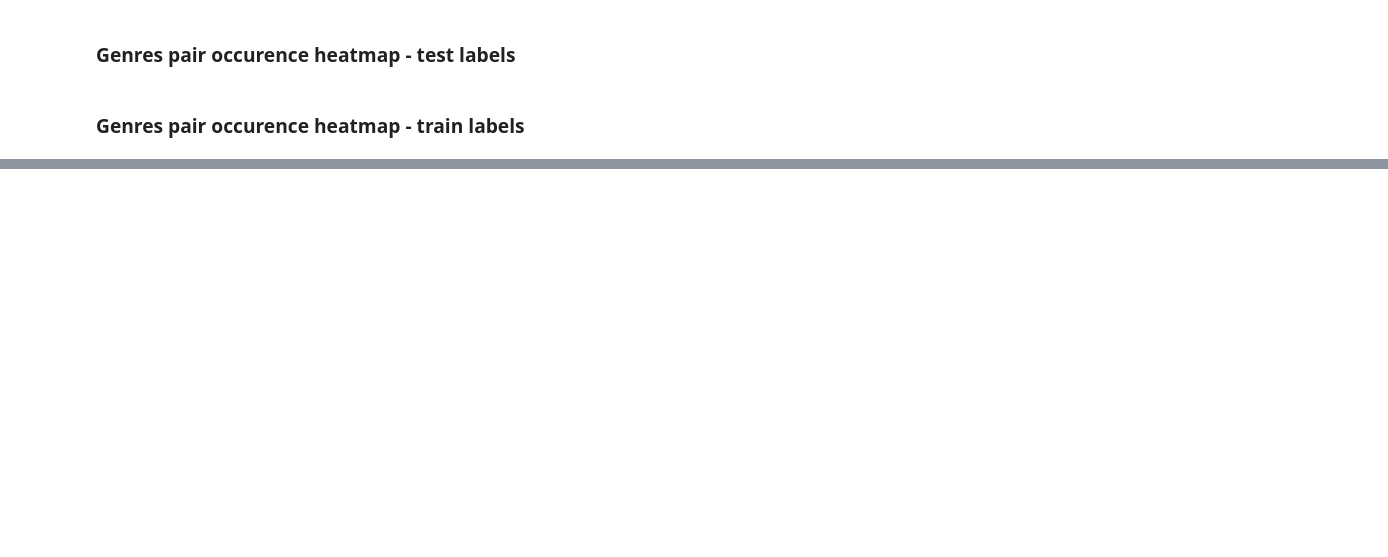
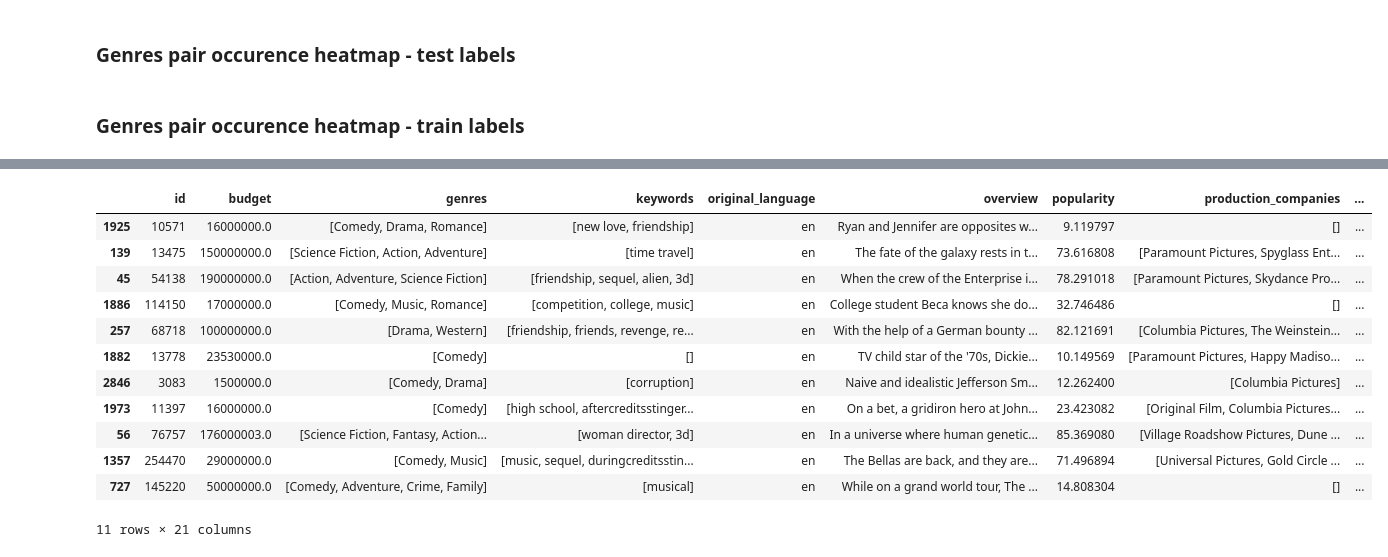
Before and after one commit to juliafeec/tmdb, a Jupyter notebook: main_work.ipynb, the cells around one changed output, grey strips where cells are left out. Drawn from its saved outputs; the diff is of its cells as text; code cells hidden in the pictures; blank space fills up the shorter version.

```diff
--- a/main_work.ipynb
+++ b/main_work.ipynb
@@ -771,0 +876,4 @@ plt.show()
+# %%
+test_labels_tmp = test_labels.copy()
+test_labels_tmp["animation_pred"] = predictions[:, 2]
+test_labels_tmp.head()
@@ -771,0 +888,16 @@ plt.show()
+# %%
+df_movies.loc[test_labels[np.logical_and(test_labels_tmp.genre_Animation == 0, test_labels_tmp.animation_pred == 1)].index]
+# %% [output]
+|  | id | budget | genres | keywords | original_language | overview | popularity | production_companies | ... |
+| 1925 | 10571 | 16000000.0 | [Comedy, Drama, Romance] | [new love, friendship] | en | Ryan and Jennifer are opposites w... | 9.119797 | [] | ... |
+| 139 | 13475 | 150000000.0 | [Science Fiction, Action, Adventure] | [time travel] | en | The fate of the galaxy rests in t... | 73.616808 | [Paramount Pictures, Spyglass Ent... | ... |
+| 45 | 54138 | 190000000.0 | [Action, Adventure, Science Fiction] | [friendship, sequel, alien, 3d] | en | When the crew of the Enterprise i... | 78.291018 | [Paramount Pictures, Skydance Pro... | ... |
+| 1886 | 114150 | 17000000.0 | [Comedy, Music, Romance] | [competition, college, music] | en | College student Beca knows she do... | 32.746486 | [] | ... |
+| 257 | 68718 | 100000000.0 | [Drama, Western] | [friendship, friends, revenge, re... | en | With the help of a German bounty ... | 82.121691 | [Columbia Pictures, The Weinstein... | ... |
+| 1882 | 13778 | 23530000.0 | [Comedy] | [] | en | TV child star of the '70s, Dickie... | 10.149569 | [Paramount Pictures, Happy Madiso... | ... |
+| 2846 | 3083 | 1500000.0 | [Comedy, Drama] | [corruption] | en | Naive and idealistic Jefferson Sm... | 12.262400 | [Columbia Pictures] | ... |
+| 1973 | 11397 | 16000000.0 | [Comedy] | [high school, aftercreditsstinger... | en | On a bet, a gridiron hero at John... | 23.423082 | [Original Film, Columbia Pictures... | ... |
+| 56 | 76757 | 176000003.0 | [Science Fiction, Fantasy, Action... | [woman director, 3d] | en | In a universe where human genetic... | 85.369080 | [Village Roadshow Pictures, Dune ... | ... |
+| 1357 | 254470 | 29000000.0 | [Comedy, Music] | [music, sequel, duringcreditsstin... | en | The Bellas are back, and they are... | 71.496894 | [Universal Pictures, Gold Circle ... | ... |
+| 727 | 145220 | 50000000.0 | [Comedy, Adventure, Crime, Family] | [musical] | en | While on a grand world tour, The ... | 14.808304 | [] | ... |
+11 rows × 21 columns
```
Also changed, not shown: parts of 59 cells of this notebook, 1 other file.
